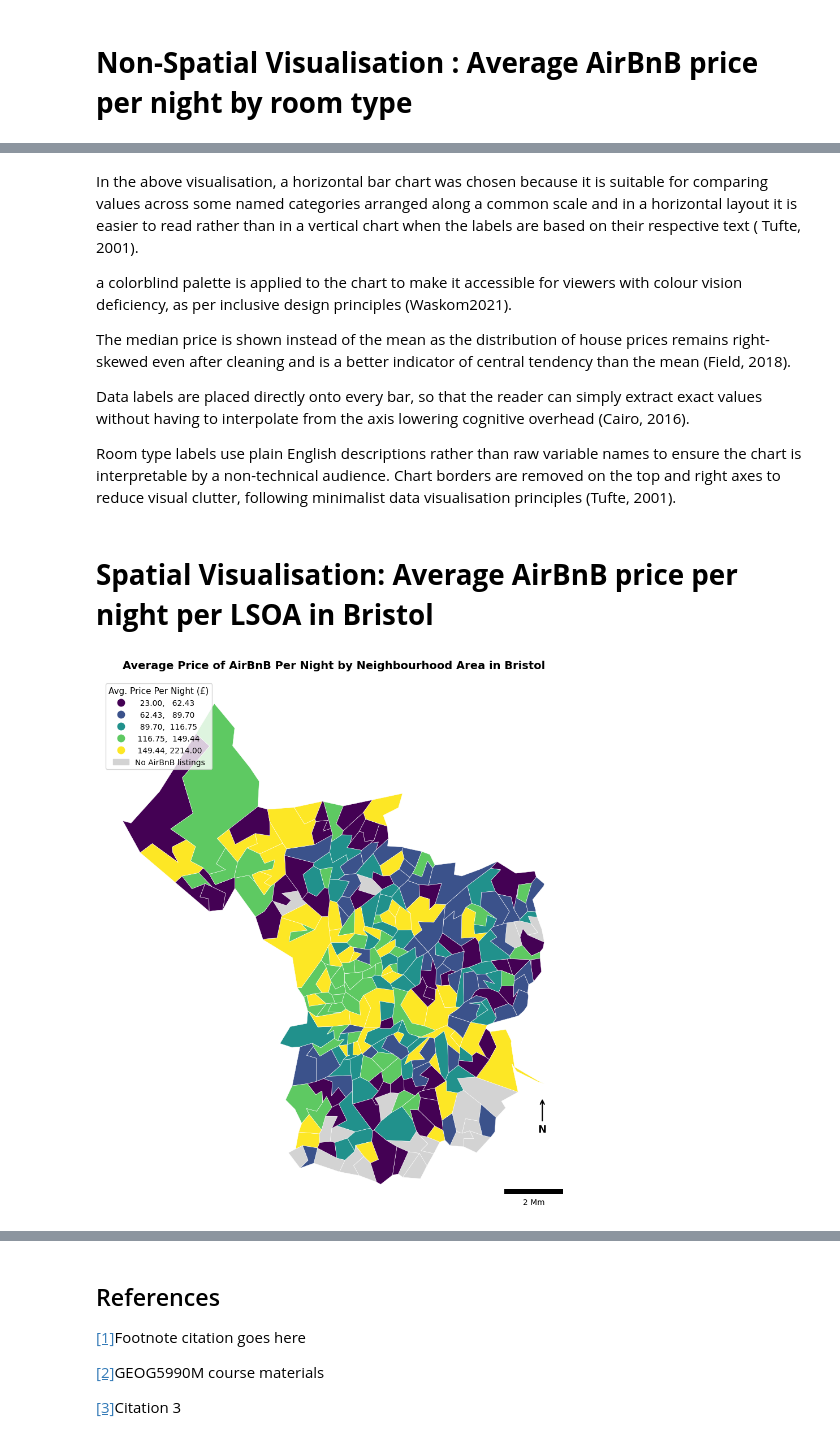
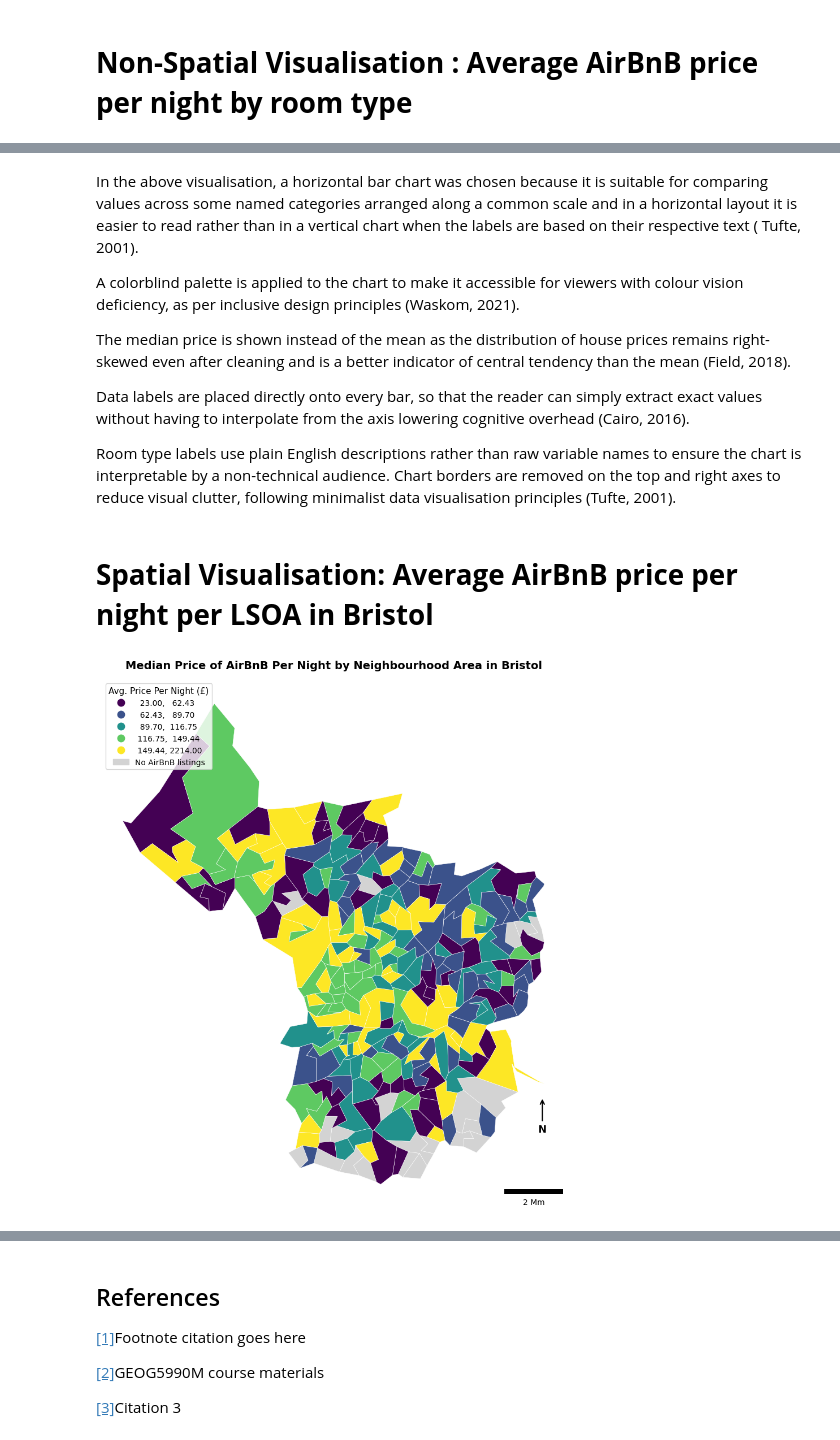
Before and after one commit to deeptanghosh02/GEOG5990M_Deeptanshu-Ghosh, a Jupyter notebook: GEOG5990M_Final_Project_resit.ipynb, the cells around one changed output, grey strips where cells are left out. Cells and saved outputs as stored; diff of their text form; code cells hidden in the pictures.

```diff
--- a/GEOG5990M_Final_Project_resit.ipynb
+++ b/GEOG5990M_Final_Project_resit.ipynb
@@ -414,7 +410,7 @@ plt.show()
 # %% [markdown]
 In the above visualisation, a horizontal bar chart was chosen because it is suitable for comparing values across some named categories arranged along a common scale and in a horizontal layout it is easier to read rather than in a vertical chart when the labels are based on their respective text ( Tufte, 2001).
 
-a colorblind palette is applied to the chart to make it accessible for viewers with colour vision deficiency, as per inclusive design principles (Waskom2021).
+A colorblind palette is applied to the chart to make it accessible for viewers with colour vision deficiency, as per inclusive design principles (Waskom, 2021).
 
 The median price is shown instead of the mean as the distribution of house prices remains right-skewed even after cleaning and is a better indicator of central tendency than the mean (Field, 2018).
 
@@ -450,7 +446,7 @@ ahah_with_data.plot(
     k=5,
     ax=ax,
     legend_kwds={
-        'title': 'Avg. Price Per Night (£)',
+        'title': 'Median Price Per Night (£)',
         'title_fontsize': 11,
         'fontsize': 10,
         'framealpha': 0.8,
@@ -468,34 +464,34 @@ ax.legend(
     labels=existing_labels + ['No AirBnB listings'],
     title='Avg. Price Per Night (£)',
     title_fontsize=11,
     fontsize=10,
     loc='upper left',
     framealpha=0.8
 )
 
 # Adding a Scalebar
 scalebar = ScaleBar(1, 'km', location='lower right', frameon=False)
 ax.add_artist(scalebar)
 
 # Adding a North arrow
 x, y, arrow_length = 0.95, 0.15, 0.06
 ax.annotate(
     'N', xy=(x, y + arrow_length), xytext=(x, y),
     xycoords='axes fraction', textcoords='axes fraction',
     ha='center', va='center', fontsize=13, fontweight='bold',
     arrowprops=dict(arrowstyle='->', color='black', lw=1.5)
 )
 
 ax.set_title(
-    'Average Price of AirBnB Per Night by Neighbourhood Area in Bristol',
+    'Median Price of AirBnB Per Night by Neighbourhood Area in Bristol',
     fontsize=14, fontweight='bold', pad=14
 )
 ax.axis('off')
 
 plt.tight_layout()
 plt.savefig('vis2_spatial_price_map.png', dpi=150, bbox_inches='tight')
 plt.show()
 # %% [output]
-[figure, old version]
+[figure, new version]
 # %% [markdown]
 The choropleth map was constructed in the above visualisation process to deliver this spatial impact of AirBnB pricing through Bristol for a non-technical audience.
```
Also changed, not shown: parts of 5 cells of this notebook.
